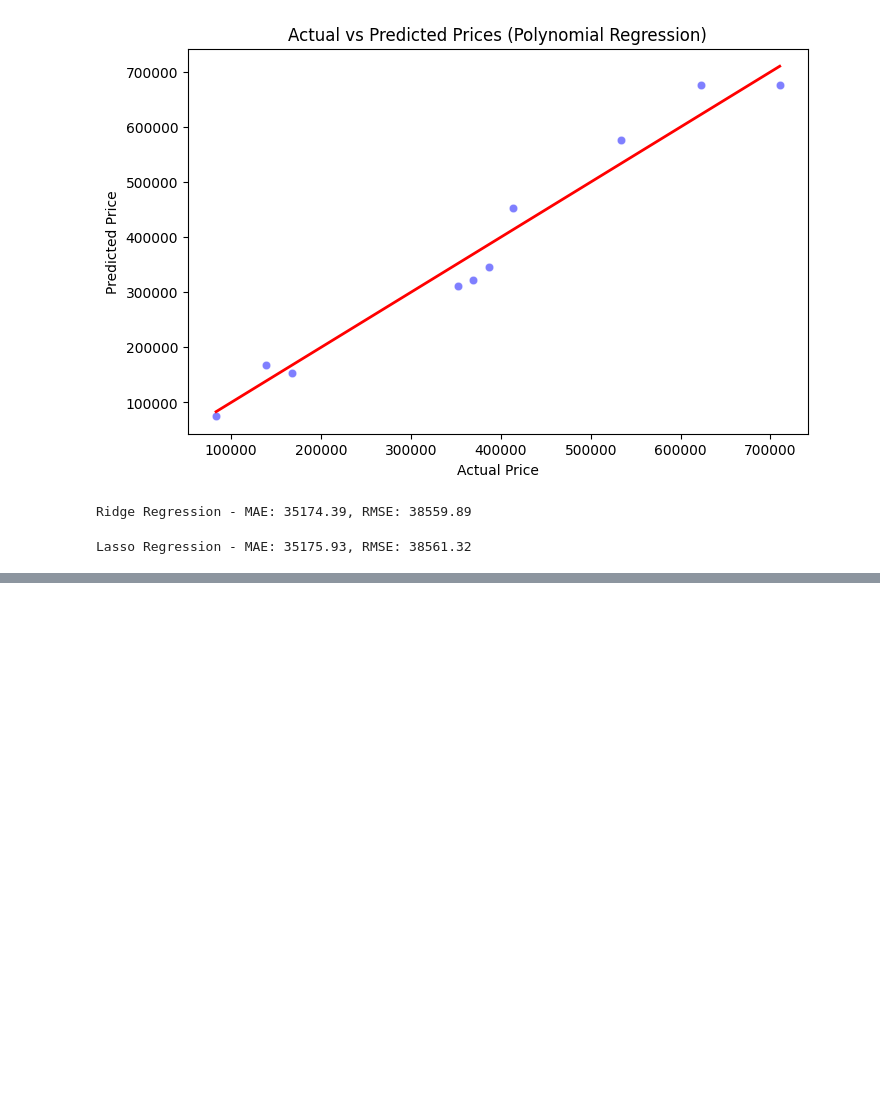
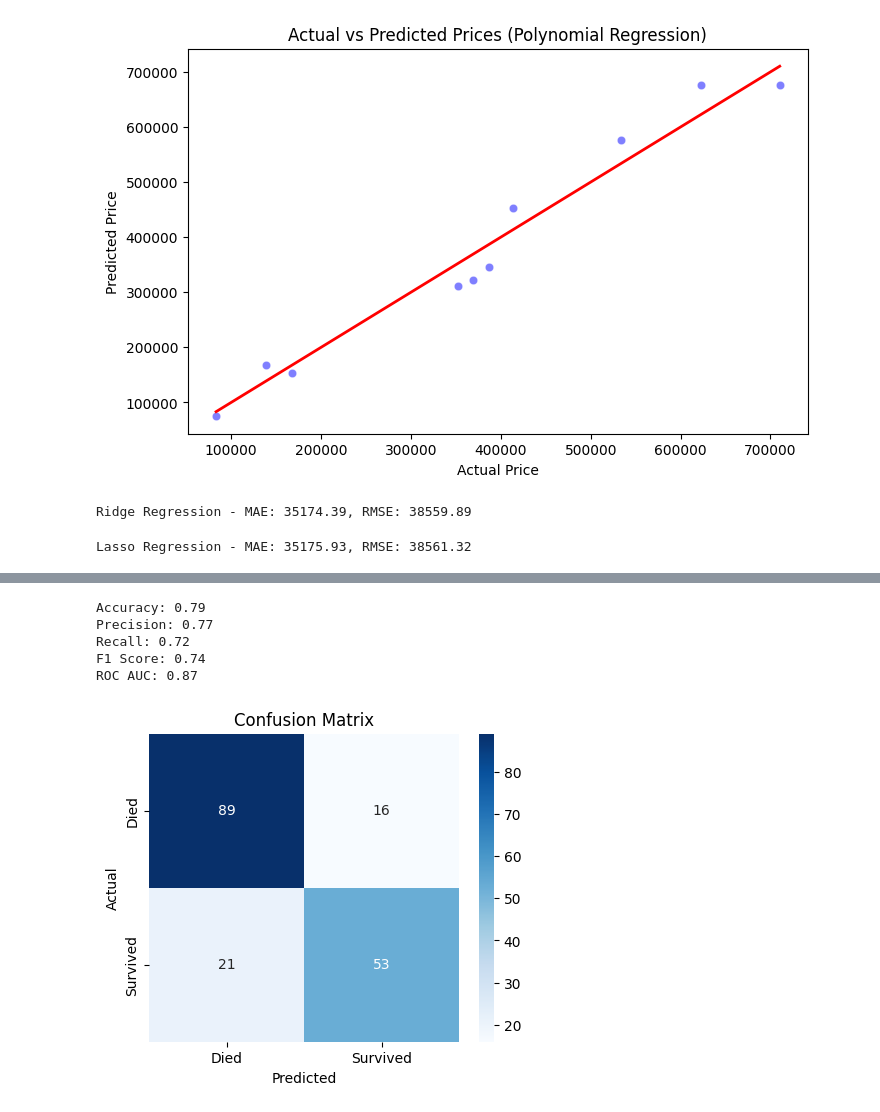
Before and after one commit to HMurawski/dump, a Jupyter notebook: dump_learning/February 25'/240225/44.ipynb, the cells around one changed output, grey strips where cells are left out. Drawn from its saved outputs; the diff is of its cells as text; code cells hidden in the pictures; blank space fills up the shorter version.

Commit message:
titanic dataset, confusion matrix, model training

```diff
--- a/dump_learning/February 25'/240225/44.ipynb
+++ b/dump_learning/February 25'/240225/44.ipynb
@@ -371,0 +434,41 @@ Lasso Regression - MAE: 35175.93, RMSE: 38561.32
+# %%
+# Train logistic regression model
+model = LogisticRegression()
+model.fit(X_train, y_train)
+
+# Predict survival on test set
+y_pred = model.predict(X_test)
+y_prob = model.predict_proba(X_test)[:, 1]  # Get probabilities for ROC AUC
+# %%
+# Calculate evaluation metrics
+accuracy = accuracy_score(y_test, y_pred)
+precision = precision_score(y_test, y_pred)
+recall = recall_score(y_test, y_pred)
+f1 = f1_score(y_test, y_pred)
+roc_auc = roc_auc_score(y_test, y_prob)
+
+# Print results
+print(f"Accuracy: {accuracy:.2f}")
+print(f"Precision: {precision:.2f}")
+print(f"Recall: {recall:.2f}")
+print(f"F1 Score: {f1:.2f}")
+print(f"ROC AUC: {roc_auc:.2f}")
+# %% [output]
+Accuracy: 0.79
+Precision: 0.77
+Recall: 0.72
+F1 Score: 0.74
+ROC AUC: 0.87
+# %%
+# Compute confusion matrix
+cm = confusion_matrix(y_test, y_pred)
+
+# Visualize confusion matrix
+plt.figure(figsize=(5,4))
+sns.heatmap(cm, annot=True, fmt="d", cmap="Blues", xticklabels=["Died", "Survived"], yticklabels=["Died", "Survived"])
+plt.xlabel("Predicted")
+plt.ylabel("Actual")
+plt.title("Confusion Matrix")
+plt.show()
+# %% [output]
+[figure, added]
```
Also changed, not shown: parts of 1 cell of this notebook.
